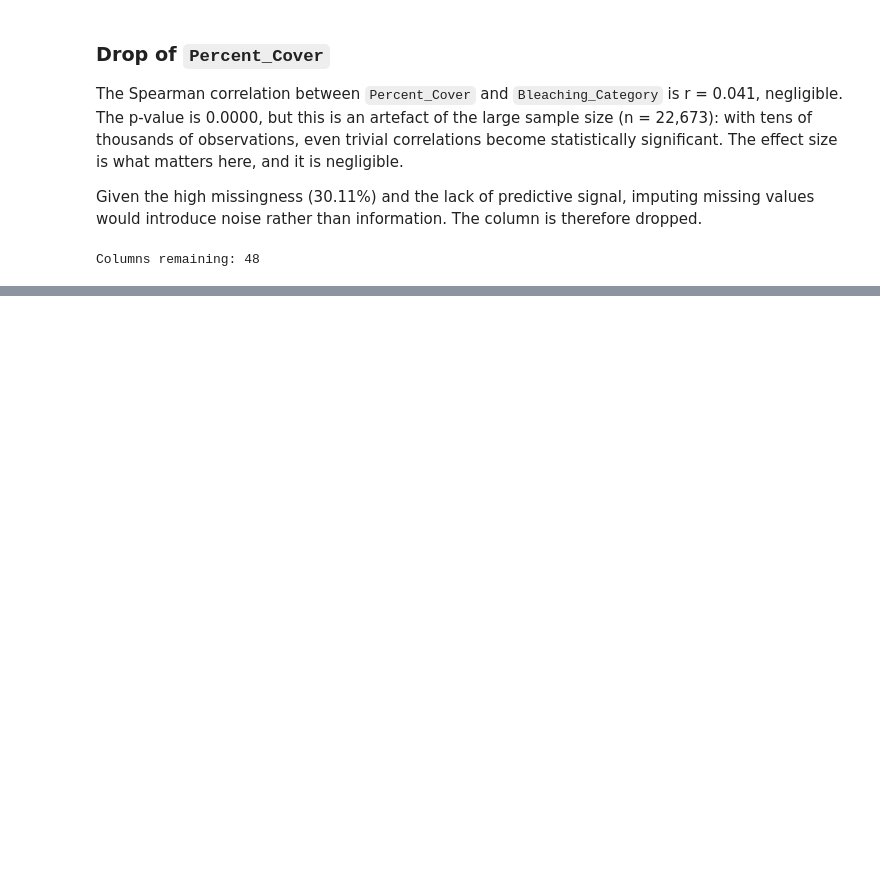
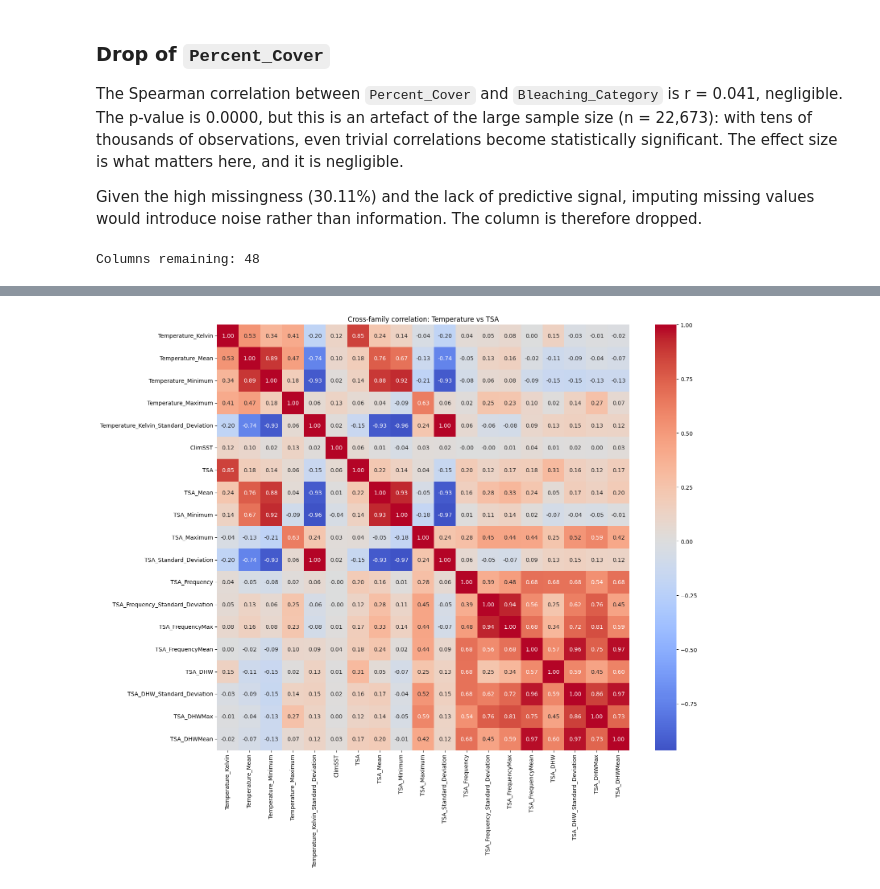
Before and after one commit to giulia-balducci/coral-bleaching-risk-analysis, a Jupyter notebook: notebooks/03_feature_selection.ipynb, the cells around one changed output, grey strips where cells are left out. Drawn from its saved outputs; the diff is of its cells as text; code cells hidden in the pictures; blank space fills up the shorter version.

```diff
--- a/notebooks/03_feature_selection.ipynb
+++ b/notebooks/03_feature_selection.ipynb
@@ -266,0 +346,11 @@ Columns remaining: 48
+# %%
+# Investigating the correlation between Temperature and TSA features
+corr_temp_tsa = df[temp_cols + TSA_cols].corr()
+
+plt.figure(figsize=(16, 14))
+sns.heatmap(corr_temp_tsa, cmap='coolwarm', center=0, annot=True, fmt='.2f')
+plt.title('Cross-family correlation: Temperature vs TSA')
+plt.tight_layout()
+plt.show()
+# %% [output]
+[figure, added]
```
Also changed, not shown: parts of 19 cells of this notebook.
